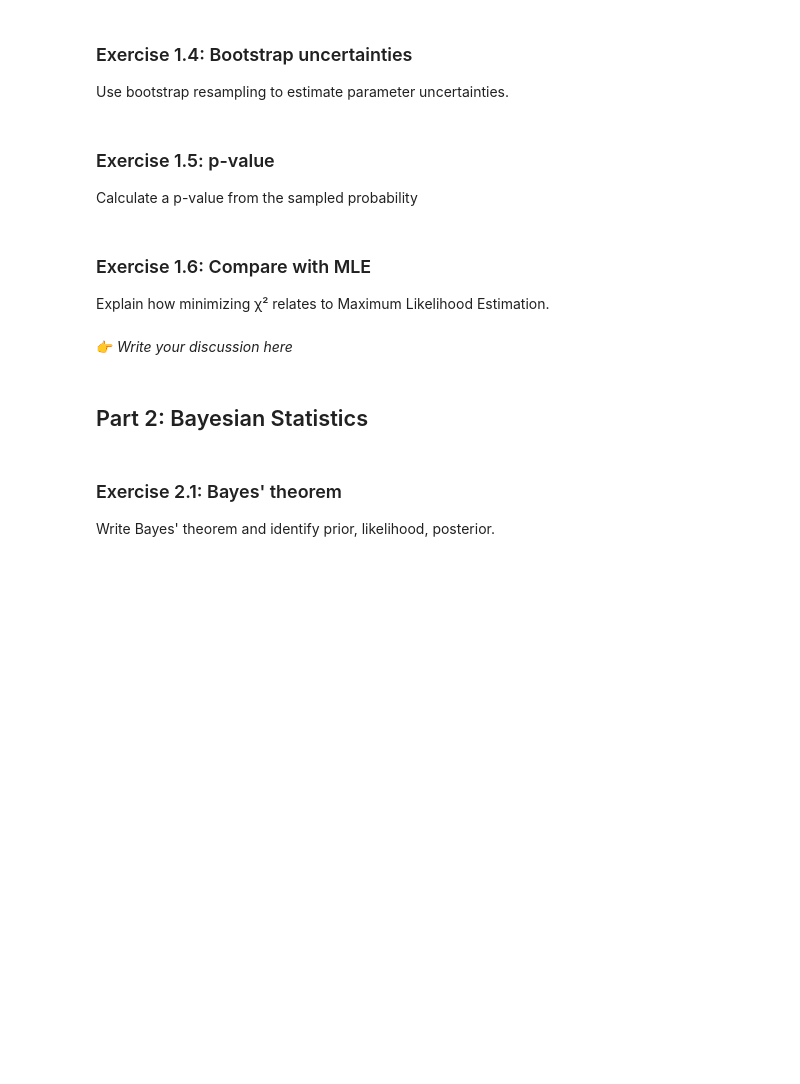
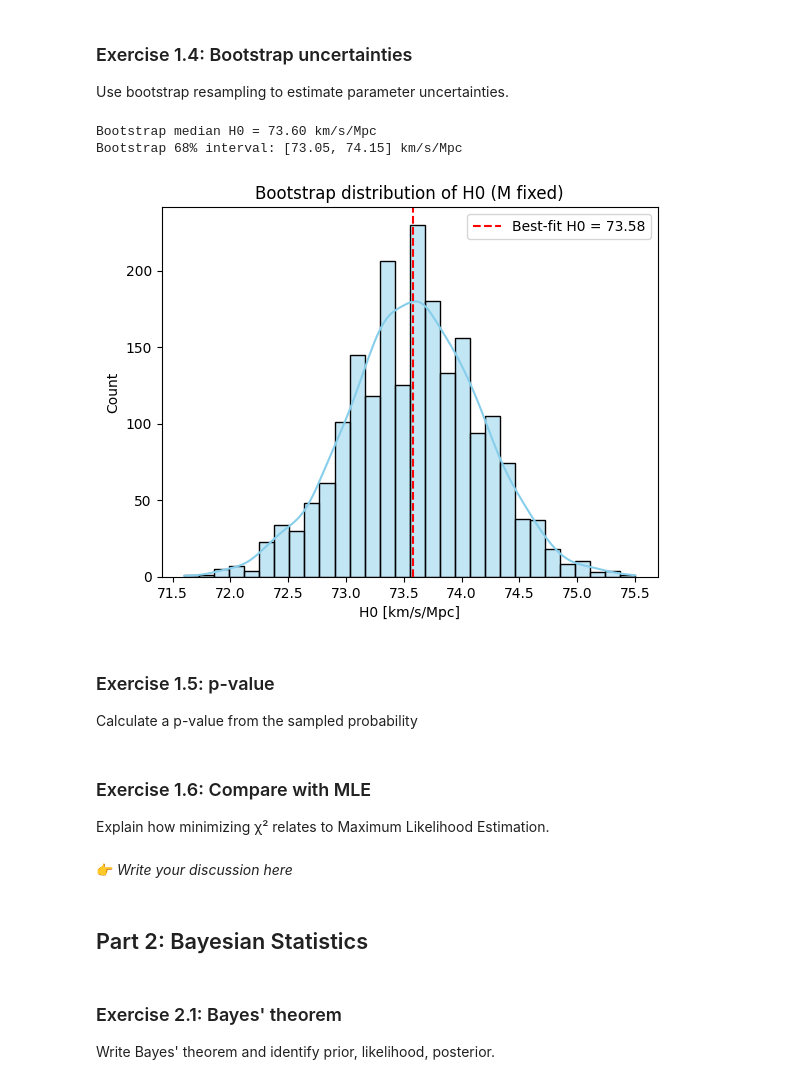
Before and after one commit to Samuel-Msqt/Stats4Cosmology, a Jupyter notebook: exercises/BasicCosmoStats_on_H0_exercise.ipynb, the cells around one changed output. Saved outputs shown, nothing was run; the diff lists cells and outputs as text; code cells hidden in the pictures; blank space fills up the shorter version.

Commit message:
bootstraping

```diff
--- a/exercises/BasicCosmoStats_on_H0_exercise.ipynb
+++ b/exercises/BasicCosmoStats_on_H0_exercise.ipynb
@@ -197,9 +197,77 @@ Use bootstrap resampling to estimate parameter uncertainties.
 # %%
 # TODO: implement bootstrap loop, any ideas how to do this?
 
 # The concept is to resample the data with replacement,
 # fit each resampled dataset,
 # and collect the best-fit parameters to estimate uncertainties.
+
+import seaborn as sns
+def best_fit_H0_given_M(sn: SNSample, M, H0_grid=np.linspace(50, 90, 801)):
+    chi2_vals = np.array([chi2(H0, M, sn.z, sn.m, sn.sigma_m) for H0 in H0_grid])
+    j = np.argmin(chi2_vals)
+    return H0_grid[j], chi2_vals, H0_grid
+
+def conf_interval_from_delta_chi2(H0_grid, chi2_vals, dof=1, delta=1.0):
+    # For 1 parameter, Delta chi^2 = 1 gives ~68% CI.
+    j = np.argmin(chi2_vals)
+    chi2_min = chi2_vals[j]
+    mask = chi2_vals <= chi2_min + delta
+    H0_in = H0_grid[mask]
+    return H0_grid[j], H0_in.min(), H0_in.max()
+
+def bootstrap_H0(sn: SNSample, M, nboot=500, rng=None):
+    """
+    Estimate the uncertainty in H0 by bootstrapping the SN sample.
+
+    Parameters
+    ----------
+    sn : SNSample
+        The supernova sample (with z, m, sigma_m arrays).
+    M : float
+        The assumed absolute magnitude of the supernovae.
+    nboot : int, optional
+        Number of bootstrap resamples (default: 500).
+    rng : np.random.Generator or None, optional
+        Random number generator or seed (default: None).
+
+    Returns
+    -------
+    np.ndarray
+        Array of best-fit H0 values from each bootstrap resample.
+    """
+    rng = np.random.default_rng(rng)
+    H0s = []
+    idx = np.arange(len(sn.z))
+    H0_grid = np.linspace(50, 90, 801) # same grid as before
+    for _ in range(nboot):
+        # Resample SN indices with replacement
+        sel = rng.choice(idx, size=len(idx), replace=True)
+        # Create a new SNSample with the resampled data
+        sn_b = SNSample(sn.z[sel], sn.m[sel], sn.sigma_m[sel], name=sn.name)
+        # Find best-fit H0 for this resample
+        hbest, chi2_vals, Hg = best_fit_H0_given_M(sn_b, M, H0_grid=H0_grid)
+        H0s.append(hbest)
+    return np.array(H0s)
+
+
+H0_boot = bootstrap_H0(snssample, M, nboot=2000, rng=42)
+h_med = np.median(H0_boot)
+h_lo, h_hi = np.percentile(H0_boot, [16, 84])
+print(f"Bootstrap median H0 = {h_med:.2f} km/s/Mpc")
+print(f"Bootstrap 68% interval: [{h_lo:.2f}, {h_hi:.2f}] km/s/Mpc")
+
+plt.figure()
+sns.histplot(H0_boot, bins=30, kde=True, stat="count", color="skyblue", edgecolor="k")
+plt.axvline(best_fit_H0, color='r', linestyle='--', label=f'Best-fit H0 = {best_fit_H0:.2f}')
+plt.xlabel('H0 [km/s/Mpc]')
+plt.ylabel('Count')
+plt.title('Bootstrap distribution of H0 (M fixed)')
+plt.legend()
+plt.show()
+# %% [output]
+Bootstrap median H0 = 73.60 km/s/Mpc
+Bootstrap 68% interval: [73.05, 74.15] km/s/Mpc
+[figure, added]
 # %% [markdown]
 ### Exercise 1.5: p-value
 Calculate a p-value from the sampled probability
```
Also changed, not shown: parts of 7 cells of this notebook.
